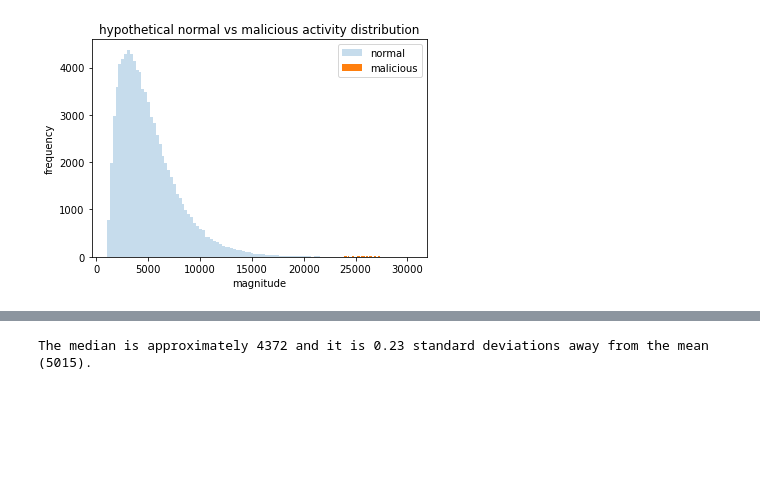
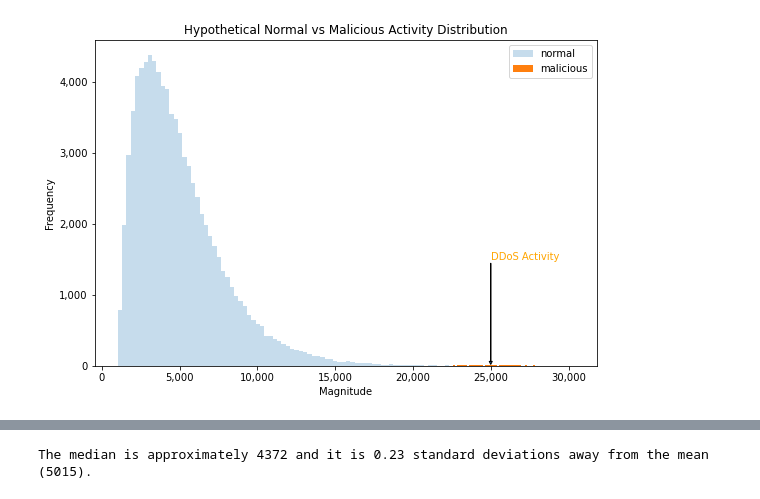
Before and after one commit to yisoonshin/Cream, a Jupyter notebook: Threshold Optimization - Light Proof of Concept.ipynb, the cells around one changed output, grey strips where cells are left out. Saved outputs shown, nothing was run; the diff lists cells and outputs as text; code cells hidden in the pictures; blank space fills up the shorter version.

```diff
--- a/Threshold Optimization - Light Proof of Concept.ipynb
+++ b/Threshold Optimization - Light Proof of Concept.ipynb
@@ -8,28 +8,42 @@ import seaborn as sns
 from pprint import pprint
 # %%
 # Assume that we are performing a retrospective after a DoS attack occurred on a webserver.
+# Our objective is to understand how to set thresholds on a quantitative signal
+
+
 # Each observation is the magnitude of an attack indicator (ports open, bandwidth) in a one-minute window.
 # (using this as a stand-in for any quantitative measure to be used as a threshold)
 
 # https://www.techspot.com/news/78661-ddos-attacks-dropped-13-percent-last-year-but.html
 # in 2018, Kaspersky reported an avg DDoS duration of 218 minutes.
 # Let's use 300 (5 hours) as a hypothetical, assuming an increase in duration since then.
 np.random.seed(6)
 malicious_traffic = np.random.normal(loc=25000, scale=2000, size=300)
 
 # Let's assume that the company is expecting a DDos attack once ever two months
 # and that traffic patterns are not perfectly in a bell-curve;
 # There will be a long tail towards the right to represent anomalous (high)
-# but not malicious
+# but not malicious activity.
 normal_traffic = [i + 1000 for i in np.random.gamma(shape=2, scale=2000, size=86100)]
 
+fig, ax = plt.subplots()
+fig = plt.gcf()
+fig.set_size_inches(9, 6)
 plt.hist(normal_traffic, bins=100, alpha=.25, label='normal')
 plt.hist(malicious_traffic, bins=100, label='malicious')
-plt.title('hypothetical normal vs malicious activity distribution')
-plt.xlabel('magnitude')
-plt.ylabel('frequency')
+plt.title('Hypothetical Normal vs Malicious Activity Distribution')
+plt.xlabel('Magnitude')
+plt.ylabel('Frequency')
+ax.get_yaxis().set_major_formatter(plt.FuncFormatter(lambda x, loc: "{:,}".format(int(x))))
+ax.get_xaxis().set_major_formatter(plt.FuncFormatter(lambda x, loc: "{:,}".format(int(x))))
 plt.legend()
+plt.annotate('DDoS Activity', xy=(25000,20),
+             xytext=(25000,1500), color='orange',
+            arrowprops=dict(width=.25, headlength=3, headwidth=3))
 plt.show()
+
+# As you can see below, the malicious "observations" are very rare (though high magnitude)
+# compared to the rest of the observations from that period.
 # %% [output]
-[figure, old version]
+[figure, new version]
 # %%
```
Also changed, not shown: parts of 19 cells of this notebook.
